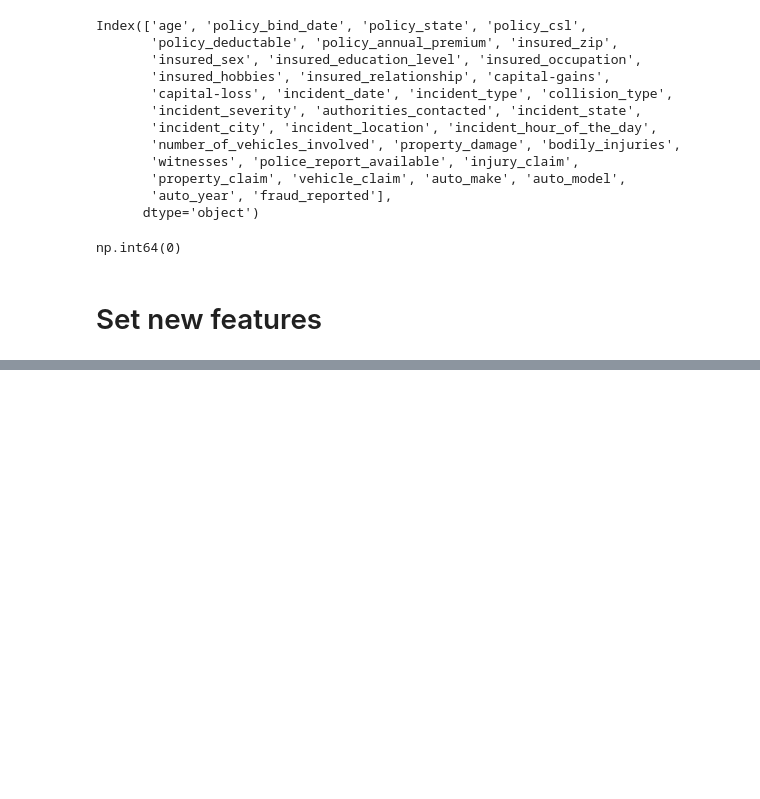
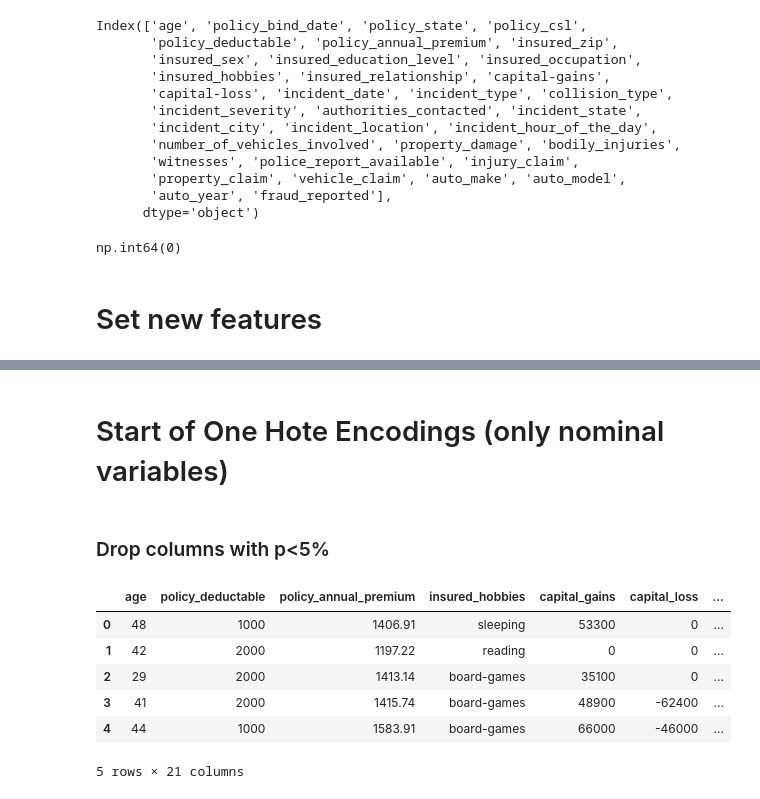
Before and after one commit to BertrandTcheuffa/claim_predict, a Jupyter notebook: data_cleaning.ipynb, the cells around one changed output, grey strips where cells are left out. Drawn from its saved outputs; the diff is of its cells as text; code cells hidden in the pictures; blank space fills up the shorter version.

```diff
--- a/data_cleaning.ipynb
+++ b/data_cleaning.ipynb
@@ -103,0 +107,40 @@ df.to_csv('insurance_claims_clean.csv')
+# %% [markdown]
+# Start of One Hote Encodings (only nominal variables)
+# %% [markdown]
+### Drop columns with p<5%
+# %%
+#remove policy_state
+df = df.drop('policy_state', axis=1)
+#remove policy_csl
+df = df.drop('policy_csl', axis=1)
+#remove insured_sex
+df=df.drop('insured_sex', axis=1)
+#remove insured_education_level
+df=df.drop('insured_education_level', axis=1)
+#remove insured_occupation
+df=df.drop('insured_occupation', axis=1)
+#remove insured_relationship
+df=df.drop('insured_relationship', axis=1)
+#remove incident_city
+df=df.drop('incident_city', axis=1)
+#remove incident_location
+df=df.drop('incident_location', axis=1)
+#remove police_report_available
+df=df.drop('police_report_available', axis=1)
+#remove auto_make
+df=df.drop('auto_make', axis=1)
+#remove auto_model
+df=df.drop('auto_model', axis=1)
+
+#drop insured_zip_class and incident_hour_of_the_day --> I checked p-values not significant
+df=df.drop('insured_zip_class', axis=1)
+df=df.drop('incident_hour_of_the_day', axis=1)
+df.head()
+# %% [output]
+|  | age | policy_deductable | policy_annual_premium | insured_hobbies | capital_gains | capital_loss | ... |
+| 0 | 48 | 1000 | 1406.91 | sleeping | 53300 | 0 | ... |
+| 1 | 42 | 2000 | 1197.22 | reading | 0 | 0 | ... |
+| 2 | 29 | 2000 | 1413.14 | board-games | 35100 | 0 | ... |
+| 3 | 41 | 2000 | 1415.74 | board-games | 48900 | -62400 | ... |
+| 4 | 44 | 1000 | 1583.91 | board-games | 66000 | -46000 | ... |
+5 rows × 21 columns
```
Also changed, not shown: parts of 8 cells of this notebook.
